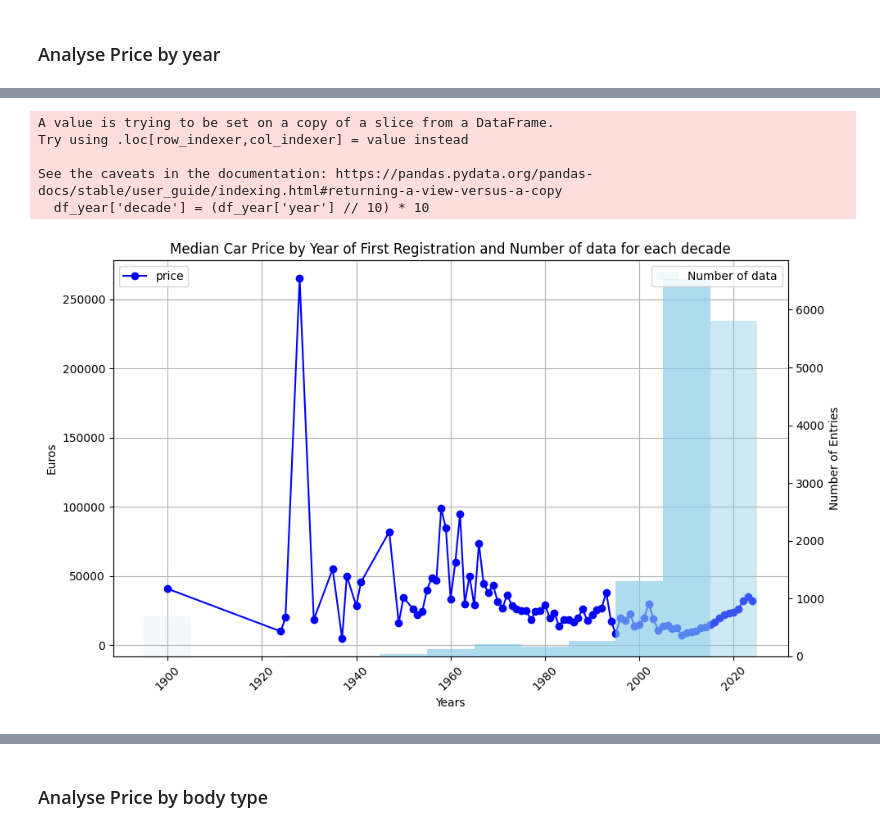
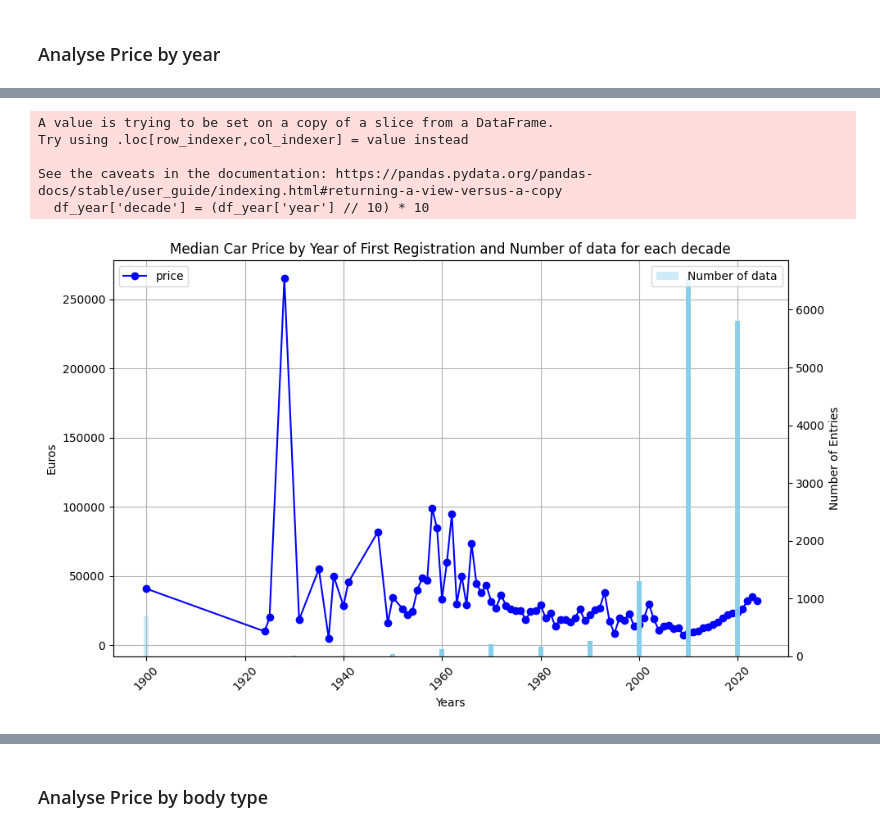
Before and after one commit to HES-SO-Master-WebMining-Group-D/CarPricePredictor, a Jupyter notebook: AutoscoutDataAnalysis.ipynb, the cells around one changed output, grey strips where cells are left out. Saved outputs shown, nothing was run; the diff lists cells and outputs as text; code cells hidden in the pictures.

```diff
--- a/AutoscoutDataAnalysis.ipynb
+++ b/AutoscoutDataAnalysis.ipynb
@@ -344,35 +387,35 @@ med_price_year = df_year.groupby('year')['price'].median()
 df_year['decade'] = (df_year['year'] // 10) * 10
 
 # Plots
 plt.figure(figsize=(10, 6))
 
 #plot line
 ax1 = plt.gca()
 med_price_year.plot(marker='o', linestyle='-', color='b')  # Line plot with markers
 ax1.set_title('Median Car Price by Year of First Registration and Number of data for each decade')
 ax1.set_xlabel('Years')
 ax1.set_ylabel('Euros')
 ax1.grid(True)
 ax1.tick_params(axis='x', rotation=45)
 
 # Plot histo
 ax2 = ax1.twinx()
 decade_ticks = med_price_year.index // 10 * 10
 decade_counts = df_year['decade'].value_counts().reindex(decade_ticks, fill_value=0)
-ax2.bar(decade_counts.index, decade_counts.values, width=10, alpha=0.1, color='skyblue', label='Number of data')
+ax2.bar(decade_counts.index, decade_counts.values, width=1, alpha=0.4, color='skyblue', label='Number of data')
 ax2.set_ylabel('Number of Entries')
 ax1.legend(loc='upper left')
 ax2.legend(loc='upper right')
 
 plt.tight_layout()
 plt.show()
 # %% [output]
 A value is trying to be set on a copy of a slice from a DataFrame.
 Try using .loc[row_indexer,col_indexer] = value instead
 
 See the caveats in the documentation: https://pandas.pydata.org/pandas-docs/stable/user_guide/indexing.html#returning-a-view-versus-a-copy
   df_year['decade'] = (df_year['year'] // 10) * 10
-[figure, old version]
+[figure, new version]
 # %%
 # We see that we have less data until year 2000 (Note that 1900 is the data for unkown date)
 # So lets plot in rage of 2000 to today (Note, no more need of threshold)
```
Also changed, not shown: parts of 30 cells of this notebook.
